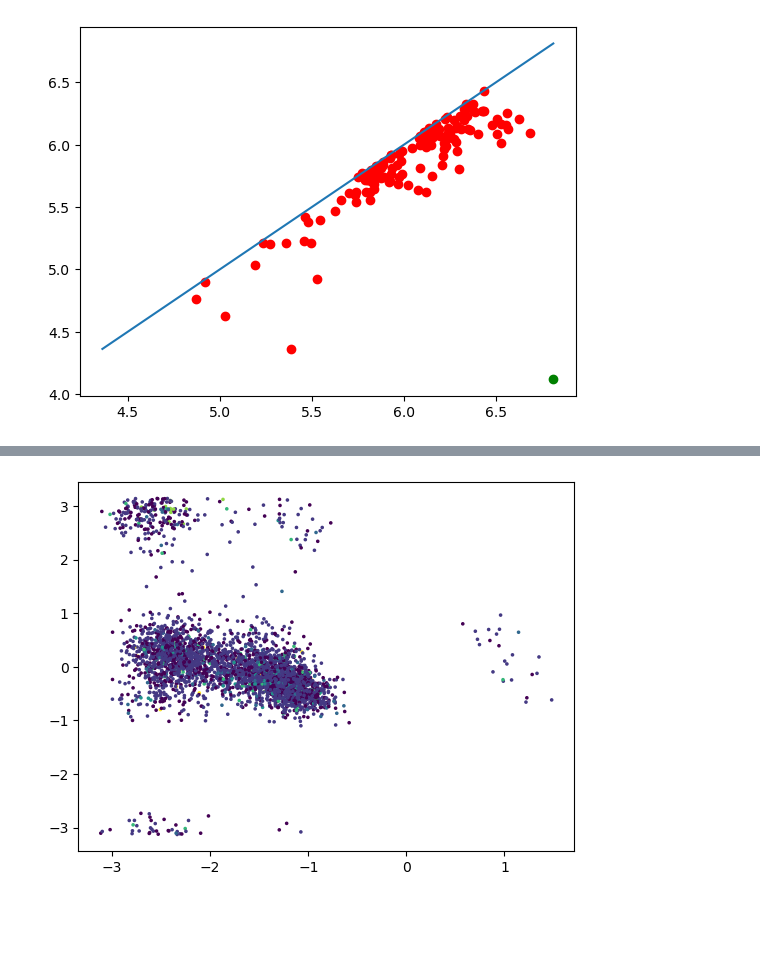
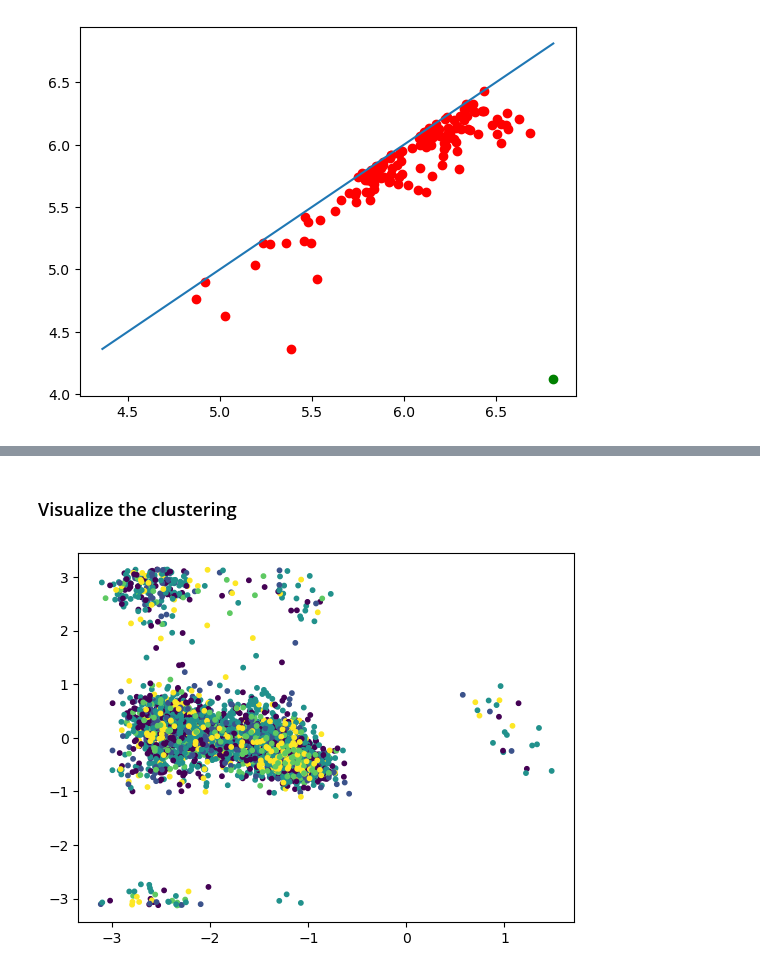
Before and after one commit to Anouar7768/GMDA-ToMATo, a Jupyter notebook: notebooks/Clean_GMDA_project.ipynb, the cells around one changed output, grey strips where cells are left out. Drawn from its saved outputs; the diff is of its cells as text; code cells hidden in the pictures; blank space fills up the shorter version.

```diff
--- a/notebooks/Clean_GMDA_project.ipynb
+++ b/notebooks/Clean_GMDA_project.ipynb
@@ -81,4 +81,4 @@ xyz.close()
 # %%
 aladip_implicit = read_xyz("../data/aladip/aladip_implicit.xyz", 14207380, 3)
 # %%
-dihedral = read_xyz("../data/aladip/dihedral.xyz", 14207380, 2)
+dihedral = read_xyz("../data/aladip/dihedral.xyz", 1420738, 2)
@@ -202,0 +200,7 @@ for density in density_types:
+# %%
+knns = [5, 10, 20, 30, 50, 100, 200]
+for k in knns:
+    t = Tomato(density_type='logDTM', metric="precomputed", n_jobs=-1, k=k)
+    t.fit(RMSD_m_sample)
+    print(f"\n >>> Plot for {k} neireast neighbors")
+    t.plot_diagram()
@@ -202,0 +224,4 @@ for density in density_types:
+# %%
+t = Tomato(density_type='logDTM', metric="precomputed", n_jobs=-1, k=50)
+t.fit(RMSD_m_sample)
+t.plot_diagram()
@@ -203,6 +230,8 @@ for density in density_types:
+# %% [markdown]
+### Visualize the clustering
 # %%
-t.n_clusters_=7
-plt.scatter(dihedral_sample[:,0],dihedral_sample[:,1],marker='.',s=10, c=t.labels_)
+t.n_clusters_=5
+plt.scatter(dihedral_sample[:,0],dihedral_sample[:,1],marker='o',s=10, c=t.labels_)
 plt.show()
 # %% [output]
-[figure, old version]
+[figure, new version]
```
Also changed, not shown: parts of 17 cells of this notebook.
